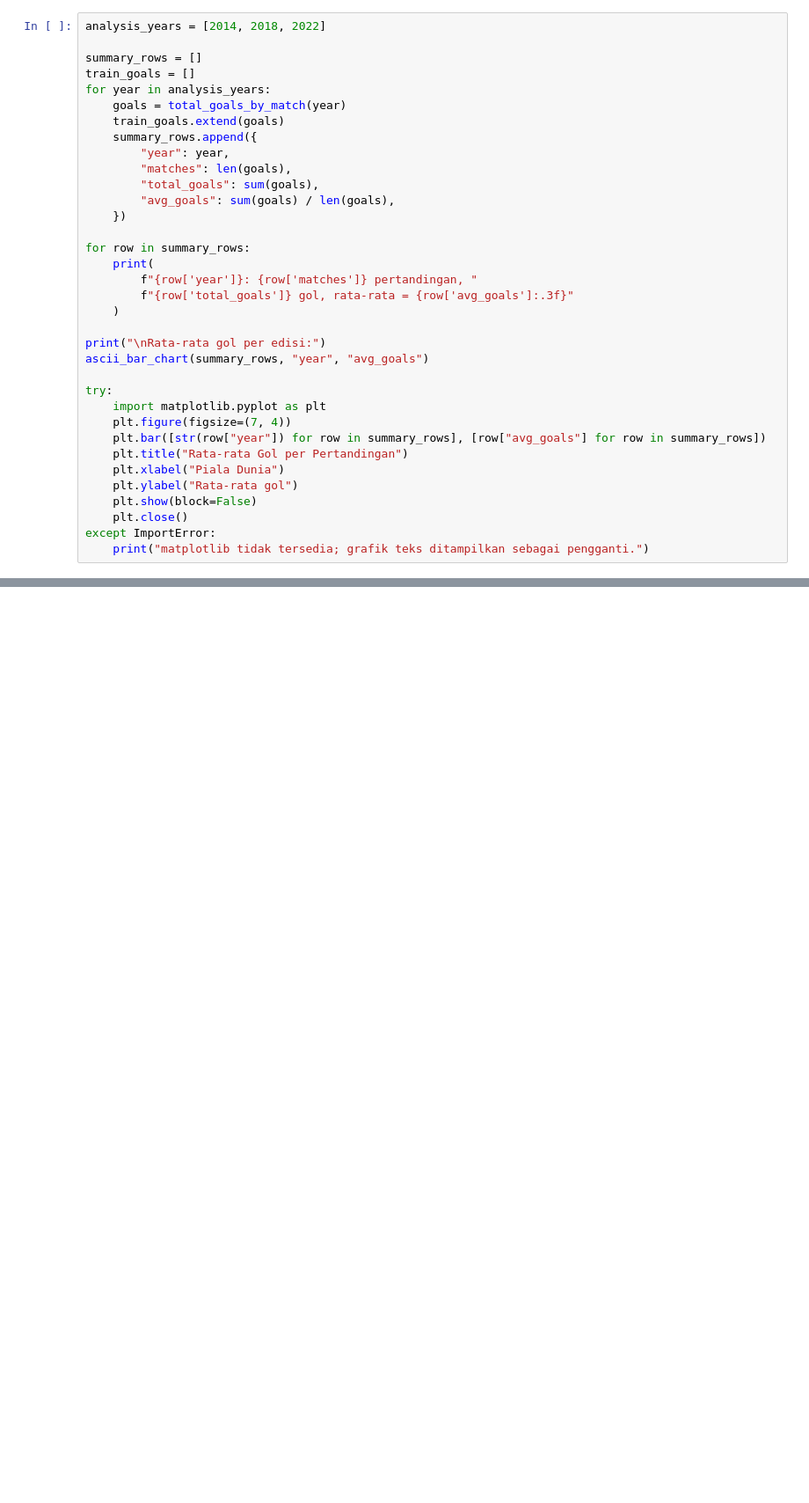
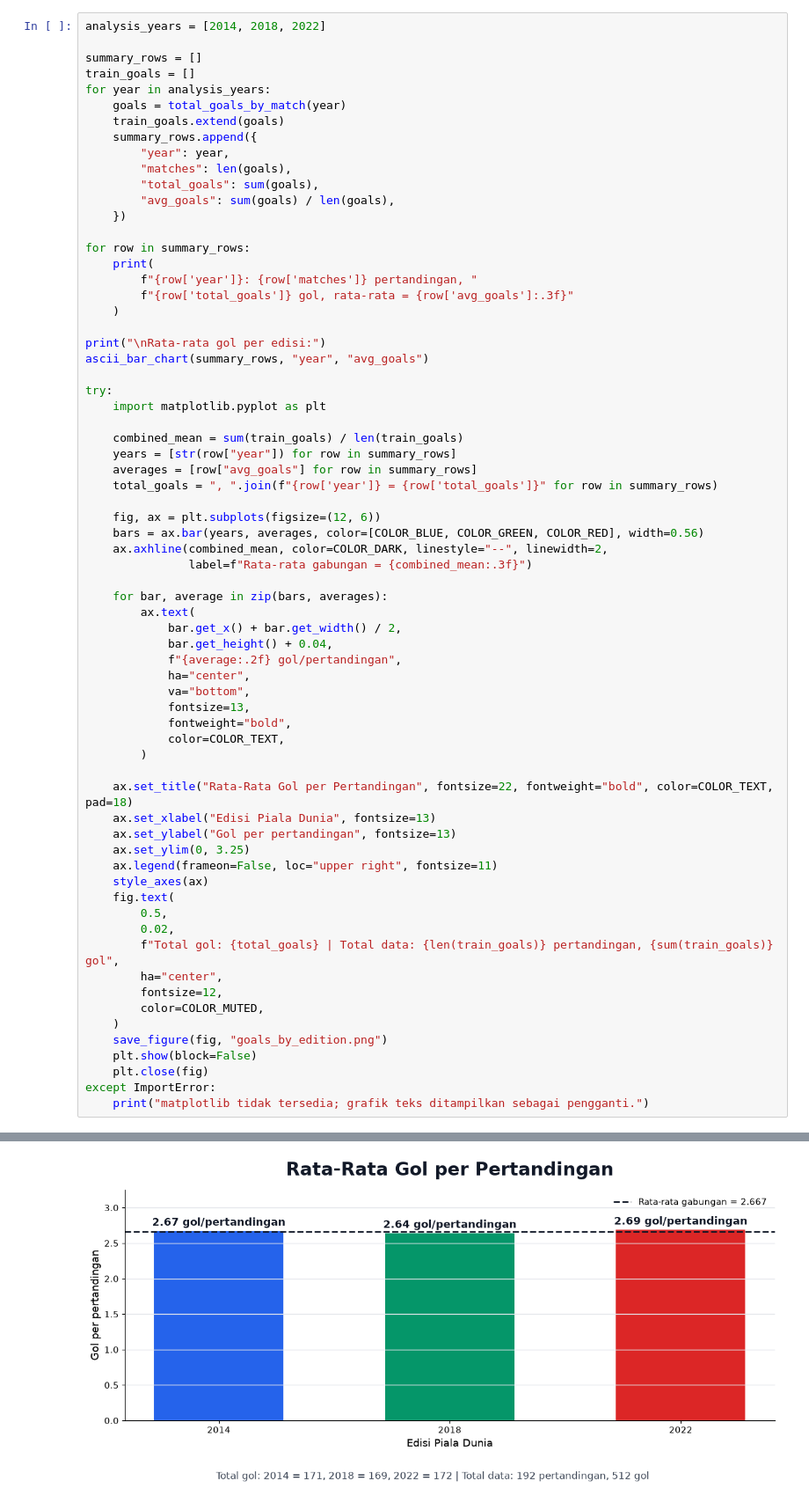
Before and after one commit to mhafizsir/kuliah_msaf2, a Jupyter notebook: notebooks/bayesian_poisson_worldcup.ipynb, the cells around one changed output, grey strips where cells are left out. Shown at 88% size. Cells and saved outputs as stored; diff of their text form; blank space fills up the shorter version.

```diff
--- a/notebooks/bayesian_poisson_worldcup.ipynb
+++ b/notebooks/bayesian_poisson_worldcup.ipynb
@@ -142,12 +180,46 @@ ascii_bar_chart(summary_rows, "year", "avg_goals")
 
 try:
     import matplotlib.pyplot as plt
-    plt.figure(figsize=(7, 4))
-    plt.bar([str(row["year"]) for row in summary_rows], [row["avg_goals"] for row in summary_rows])
-    plt.title("Rata-rata Gol per Pertandingan")
-    plt.xlabel("Piala Dunia")
-    plt.ylabel("Rata-rata gol")
+
+    combined_mean = sum(train_goals) / len(train_goals)
+    years = [str(row["year"]) for row in summary_rows]
+    averages = [row["avg_goals"] for row in summary_rows]
+    total_goals = ", ".join(f"{row['year']} = {row['total_goals']}" for row in summary_rows)
+
+    fig, ax = plt.subplots(figsize=(12, 6))
+    bars = ax.bar(years, averages, color=[COLOR_BLUE, COLOR_GREEN, COLOR_RED], width=0.56)
+    ax.axhline(combined_mean, color=COLOR_DARK, linestyle="--", linewidth=2,
+               label=f"Rata-rata gabungan = {combined_mean:.3f}")
+
+    for bar, average in zip(bars, averages):
+        ax.text(
+            bar.get_x() + bar.get_width() / 2,
+            bar.get_height() + 0.04,
+            f"{average:.2f} gol/pertandingan",
+            ha="center",
+            va="bottom",
+            fontsize=13,
+            fontweight="bold",
+            color=COLOR_TEXT,
+        )
+
+    ax.set_title("Rata-Rata Gol per Pertandingan", fontsize=22, fontweight="bold", color=COLOR_TEXT, pad=18)
+    ax.set_xlabel("Edisi Piala Dunia", fontsize=13)
+    ax.set_ylabel("Gol per pertandingan", fontsize=13)
+    ax.set_ylim(0, 3.25)
+    ax.legend(frameon=False, loc="upper right", fontsize=11)
+    style_axes(ax)
+    fig.text(
+        0.5,
+        0.02,
+        f"Total gol: {total_goals} | Total data: {len(train_goals)} pertandingan, {sum(train_goals)} gol",
+        ha="center",
+        fontsize=12,
+        color=COLOR_MUTED,
+    )
+    save_figure(fig, "goals_by_edition.png")
     plt.show(block=False)
-    plt.close()
+    plt.close(fig)
 except ImportError:
     print("matplotlib tidak tersedia; grafik teks ditampilkan sebagai pengganti.")
+# %% [output]
@@ -154 +234,2 @@ except ImportError:
+[figure, added]
 # %% [markdown]
```
Also changed, not shown: parts of 13 cells of this notebook, 7 other files.
